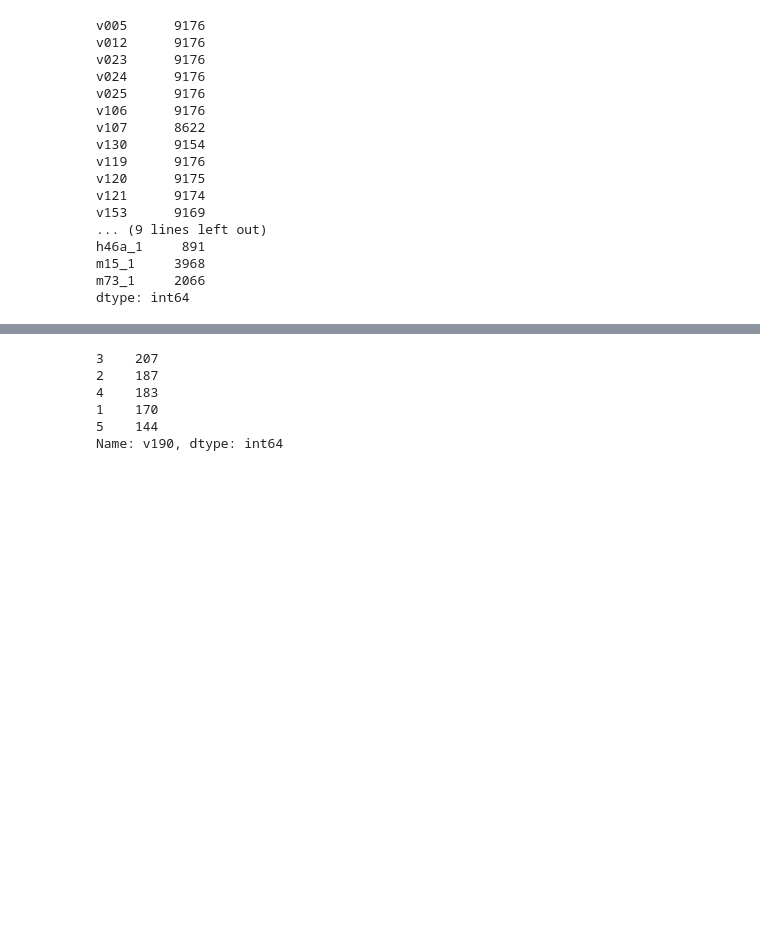
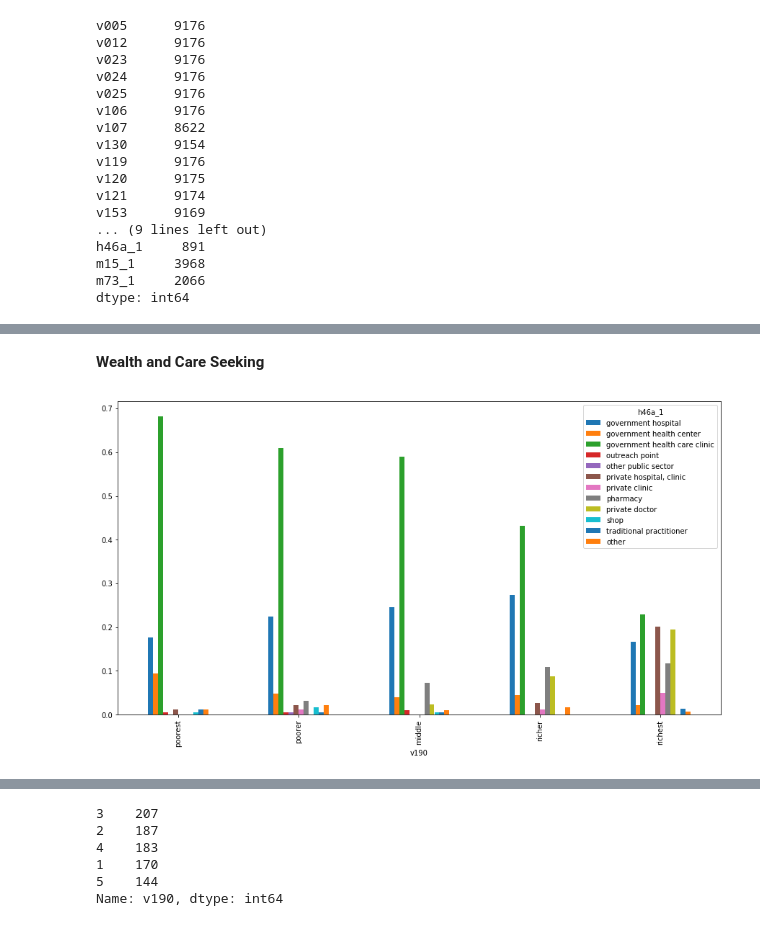
Before and after one commit to mike-osberg/ds_final_project, a Jupyter notebook: mike_osberg_final_project_part2.ipynb, the cells around one changed output, grey strips where cells are left out. Drawn from its saved outputs; the diff is of its cells as text; code cells hidden in the pictures; blank space fills up the shorter version.

```diff
--- a/mike_osberg_final_project_part2.ipynb
+++ b/mike_osberg_final_project_part2.ipynb
@@ -125,0 +104,9 @@ dtype: int64
+# %% [markdown]
+**Wealth and Care Seeking**
+# %%
+#Normalized
+#Cross-tab and plot of wealth level and care seeking. Normalized for each wealth level (e.g. each wealth level adds up to 100%)
+h46_v190 = pd.crosstab(nmb_dhs.loc[:,'v190'],nmb_dhs.loc[:,'h46a_1'],normalize = 'index').round(3)
+care_wealth_normal = h46_v190.plot(kind = 'bar', figsize=(15,8))
+# %% [output]
+[figure, added]
```
Also changed, not shown: parts of 29 cells of this notebook.
